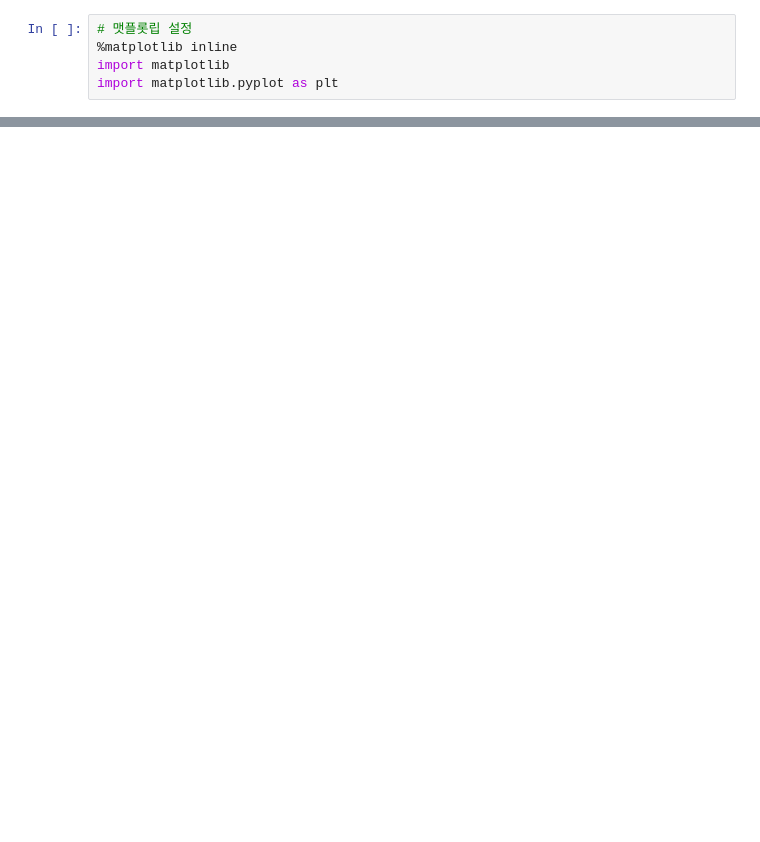
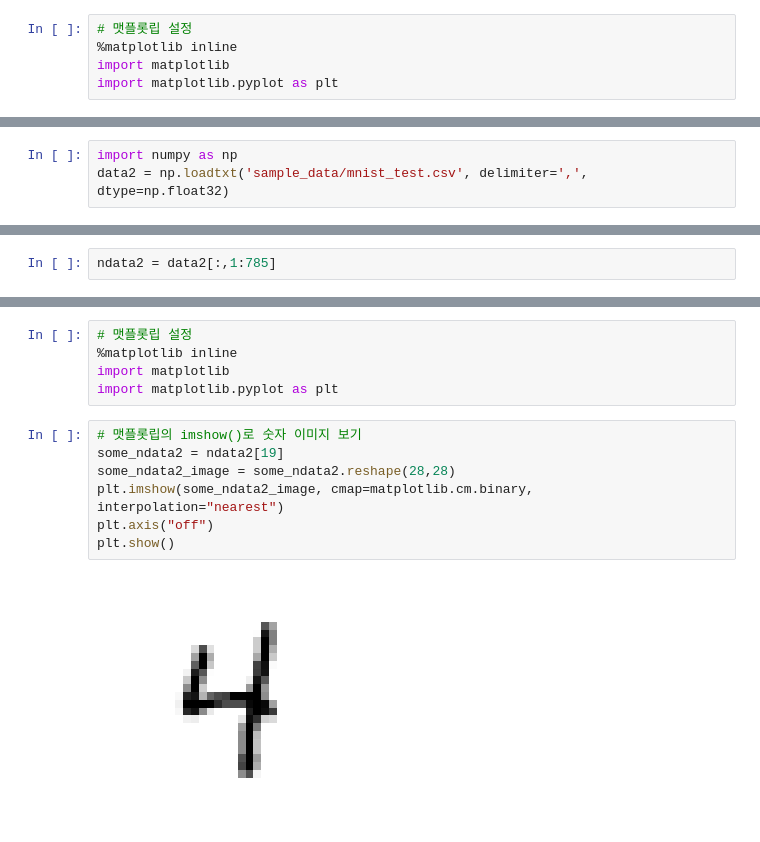
Before and after one commit to zza0818/py-11, a Jupyter notebook: Summary_mnist_data_py11.ipynb, the cells around one changed output, grey strips where cells are left out. Cells and saved outputs as stored; diff of their text form; blank space fills up the shorter version.

```diff
--- a/Summary_mnist_data_py11.ipynb
+++ b/Summary_mnist_data_py11.ipynb
@@ -295,0 +103,3 @@ plt.show()
+# %%
+import numpy as np
+data2 = np.loadtxt('sample_data/mnist_test.csv', delimiter=',', dtype=np.float32)
@@ -295,0 +125,2 @@ plt.show()
+# %%
+ndata2 = data2[:,1:785]
@@ -295,0 +153,14 @@ plt.show()
+# %%
+# 맷플롯립 설정
+%matplotlib inline
+import matplotlib
+import matplotlib.pyplot as plt
+# %%
+# 맷플롯립의 imshow()로 숫자 이미지 보기
+some_ndata2 = ndata2[19]
+some_ndata2_image = some_ndata2.reshape(28,28)
+plt.imshow(some_ndata2_image, cmap=matplotlib.cm.binary, interpolation="nearest")
+plt.axis("off")
+plt.show()
+# %% [output]
+[figure, added]
```
Also changed, not shown: parts of 66 cells of this notebook.
